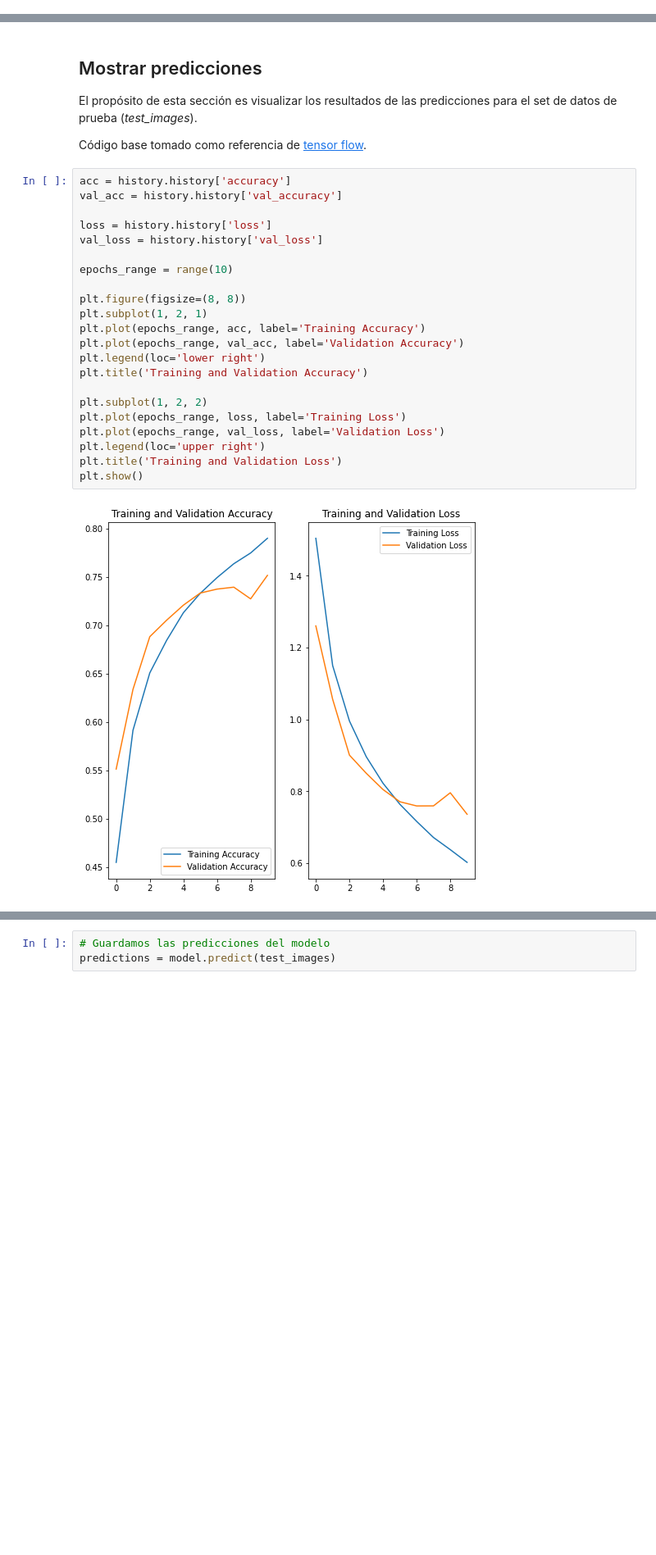
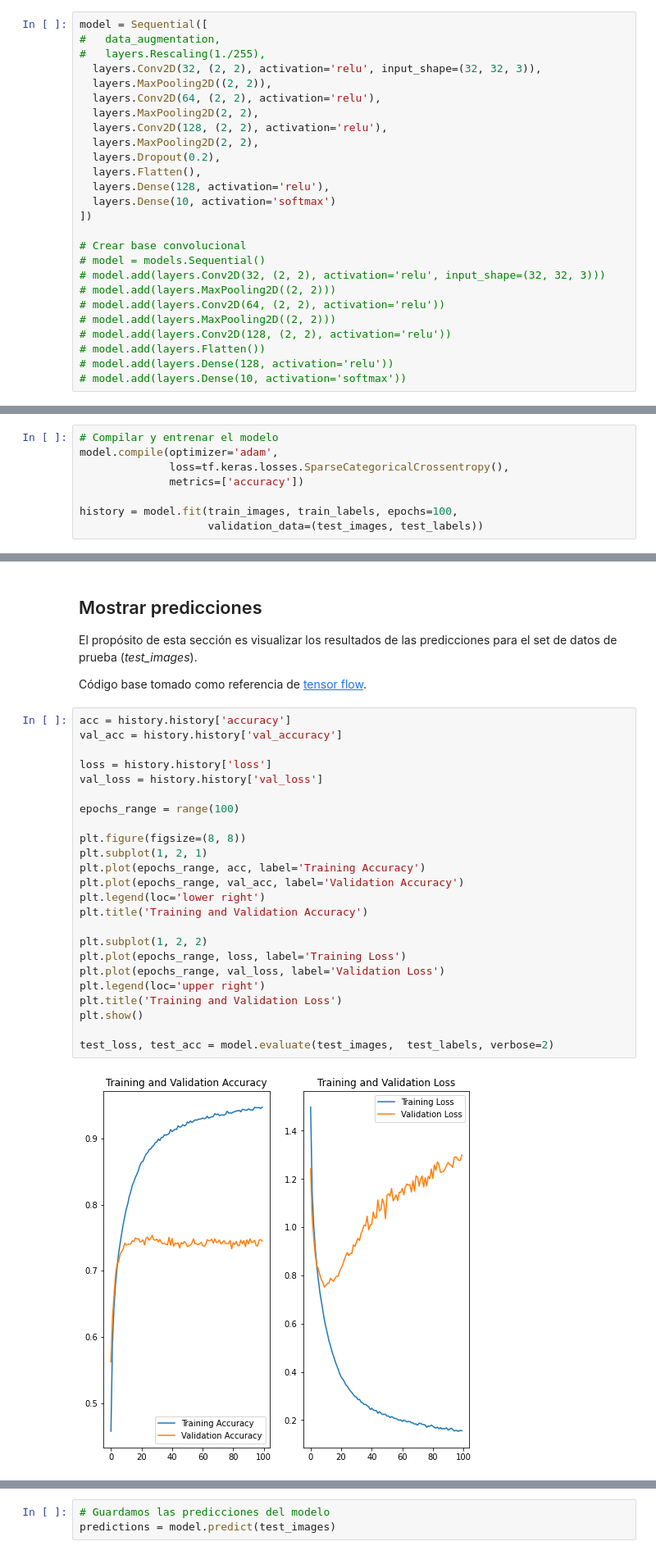
Before and after one commit to i0nathan/unaqds, a Jupyter notebook: modules/4/Ejercicio_Ajuste_de_parametros.ipynb, the cells around one changed output, grey strips where cells are left out. Shown at 82% size. Drawn from its saved outputs; the diff is of its cells as text; blank space fills up the shorter version.

```diff
--- a/modules/4/Ejercicio_Ajuste_de_parametros.ipynb
+++ b/modules/4/Ejercicio_Ajuste_de_parametros.ipynb
@@ -353,0 +562,26 @@ Epoch 10/10
+# %%
+model = Sequential([
+#   data_augmentation,
+#   layers.Rescaling(1./255),
+  layers.Conv2D(32, (2, 2), activation='relu', input_shape=(32, 32, 3)),
+  layers.MaxPooling2D((2, 2)),
+  layers.Conv2D(64, (2, 2), activation='relu'),
+  layers.MaxPooling2D(2, 2),
+  layers.Conv2D(128, (2, 2), activation='relu'),
+  layers.MaxPooling2D(2, 2),
+  layers.Dropout(0.2),
+  layers.Flatten(),
+  layers.Dense(128, activation='relu'),
+  layers.Dense(10, activation='softmax')
+])
+
+# Crear base convolucional
+# model = models.Sequential()
+# model.add(layers.Conv2D(32, (2, 2), activation='relu', input_shape=(32, 32, 3)))
+# model.add(layers.MaxPooling2D((2, 2)))
+# model.add(layers.Conv2D(64, (2, 2), activation='relu'))
+# model.add(layers.MaxPooling2D((2, 2)))
+# model.add(layers.Conv2D(128, (2, 2), activation='relu'))
+# model.add(layers.Flatten())
+# model.add(layers.Dense(128, activation='relu'))
+# model.add(layers.Dense(10, activation='softmax'))
@@ -353,0 +609,8 @@ Epoch 10/10
+# %%
+# Compilar y entrenar el modelo
+model.compile(optimizer='adam',
+              loss=tf.keras.losses.SparseCategoricalCrossentropy(),
+              metrics=['accuracy'])
+
+history = model.fit(train_images, train_labels, epochs=100,
+                    validation_data=(test_images, test_labels))
@@ -360,24 +641,26 @@ Código base tomado como referencia de [tensor flow](https://www.tensorflow.org/
 # %%
 acc = history.history['accuracy']
 val_acc = history.history['val_accuracy']
 
 loss = history.history['loss']
 val_loss = history.history['val_loss']
 
-epochs_range = range(10)
+epochs_range = range(100)
 
 plt.figure(figsize=(8, 8))
 plt.subplot(1, 2, 1)
 plt.plot(epochs_range, acc, label='Training Accuracy')
 plt.plot(epochs_range, val_acc, label='Validation Accuracy')
 plt.legend(loc='lower right')
 plt.title('Training and Validation Accuracy')
 
 plt.subplot(1, 2, 2)
 plt.plot(epochs_range, loss, label='Training Loss')
 plt.plot(epochs_range, val_loss, label='Validation Loss')
 plt.legend(loc='upper right')
 plt.title('Training and Validation Loss')
 plt.show()
+
+test_loss, test_acc = model.evaluate(test_images,  test_labels, verbose=2)
 # %% [output]
-[figure, old version]
+[figure, new version]
```
Also changed, not shown: parts of 43 cells of this notebook, 3 other files.
